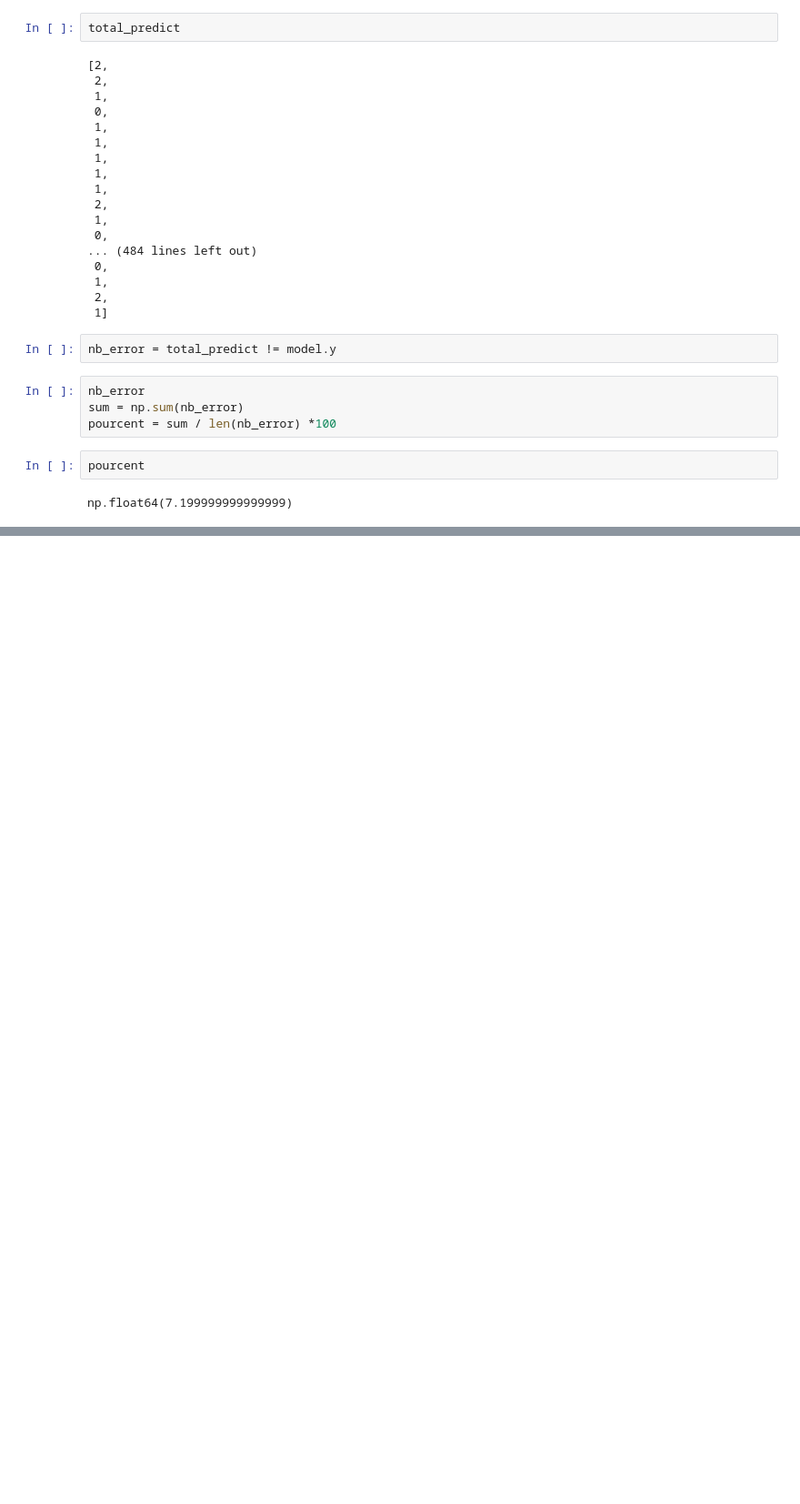
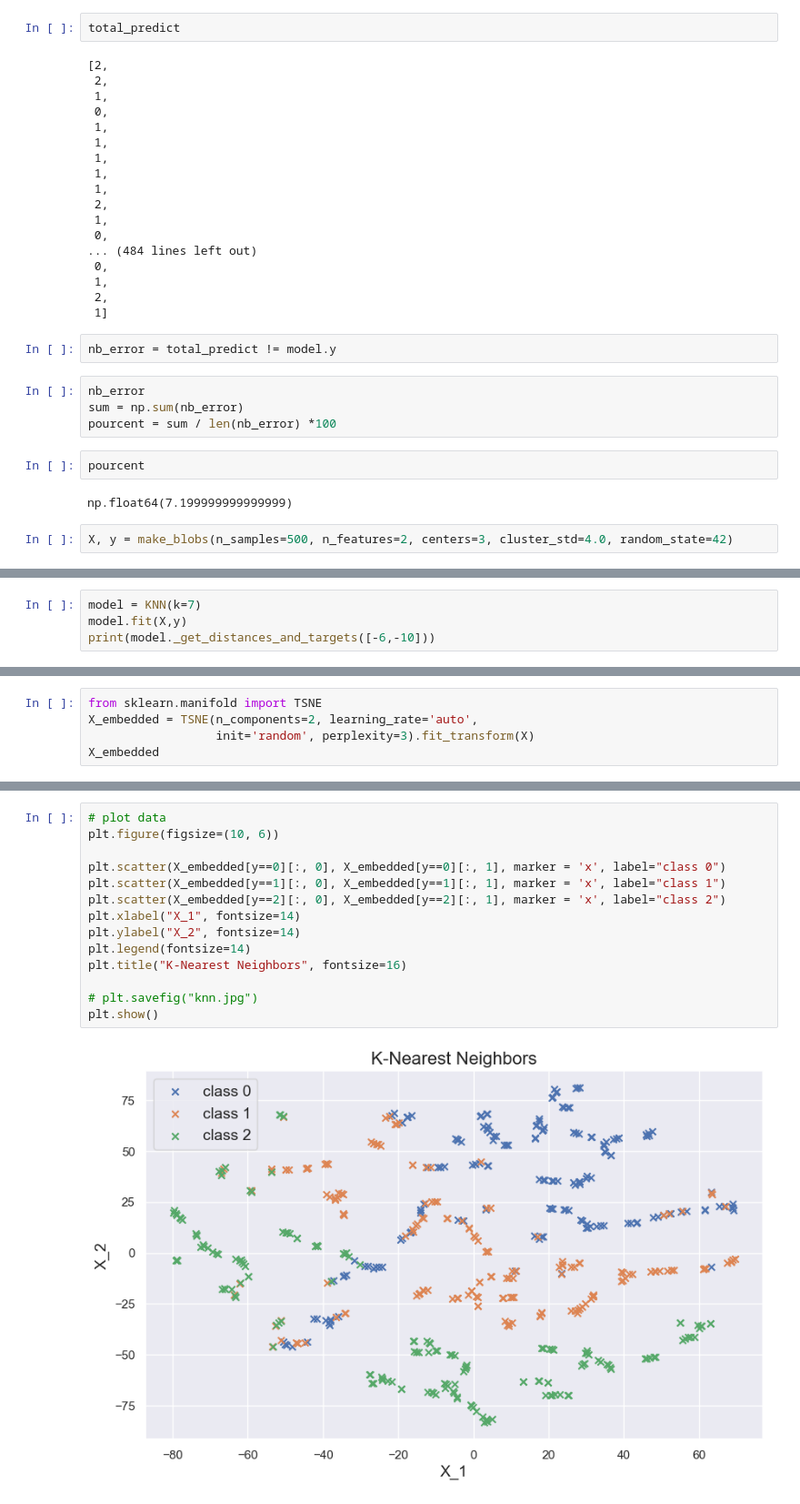
Before and after one commit to moha78000/ModelisationMathBUT, a Jupyter notebook: TP/2_KNN.ipynb, the cells around one changed output, grey strips where cells are left out. Shown at 91% size. Saved outputs shown, nothing was run; the diff lists cells and outputs as text; blank space fills up the shorter version.

```diff
--- a/TP/2_KNN.ipynb
+++ b/TP/2_KNN.ipynb
@@ -320,3 +314,5 @@ pourcent = sum / len(nb_error) *100
 pourcent
 # %% [output]
 np.float64(7.199999999999999)
+# %%
+X, y = make_blobs(n_samples=500, n_features=2, centers=3, cluster_std=4.0, random_state=42)
@@ -322,0 +339,4 @@ np.float64(7.199999999999999)
+# %%
+model = KNN(k=7)
+model.fit(X,y)
+print(model._get_distances_and_targets([-6,-10]))
@@ -322,0 +345,5 @@ np.float64(7.199999999999999)
+# %%
+from sklearn.manifold import TSNE
+X_embedded = TSNE(n_components=2, learning_rate='auto',
+                  init='random', perplexity=3).fit_transform(X)
+X_embedded
@@ -322,0 +368,16 @@ np.float64(7.199999999999999)
+# %%
+# plot data
+plt.figure(figsize=(10, 6))
+
+plt.scatter(X_embedded[y==0][:, 0], X_embedded[y==0][:, 1], marker = 'x', label="class 0")
+plt.scatter(X_embedded[y==1][:, 0], X_embedded[y==1][:, 1], marker = 'x', label="class 1")
+plt.scatter(X_embedded[y==2][:, 0], X_embedded[y==2][:, 1], marker = 'x', label="class 2")
+plt.xlabel("X_1", fontsize=14)
+plt.ylabel("X_2", fontsize=14)
+plt.legend(fontsize=14)
+plt.title("K-Nearest Neighbors", fontsize=16)
+
+# plt.savefig("knn.jpg")
+plt.show()
+# %% [output]
+[figure, added]
```
Also changed, not shown: parts of 5 cells of this notebook.
